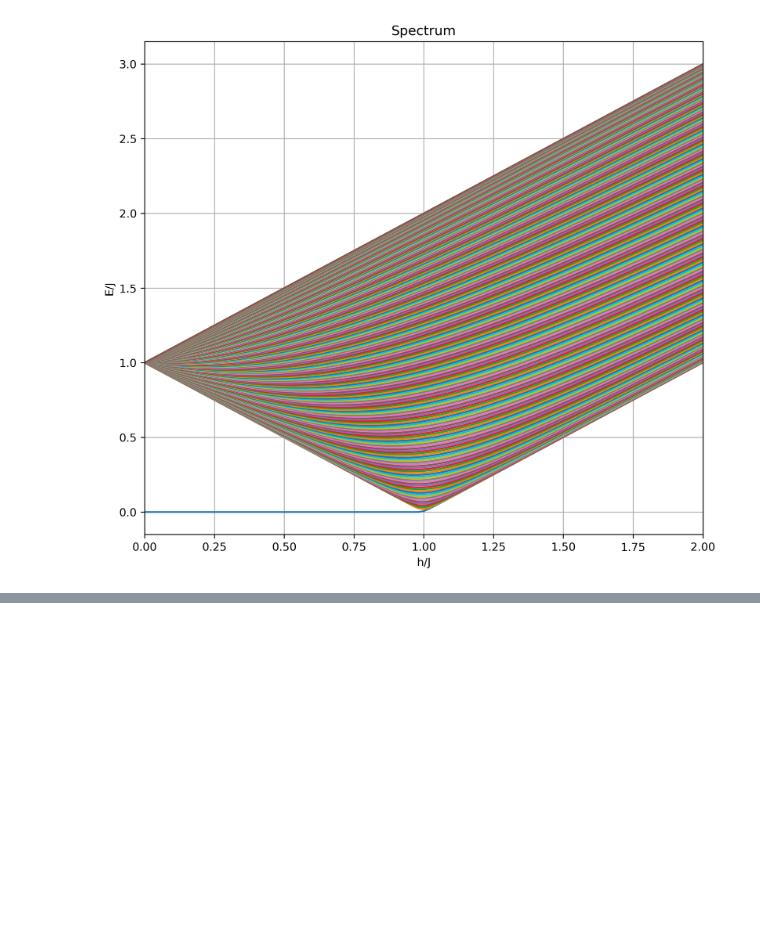
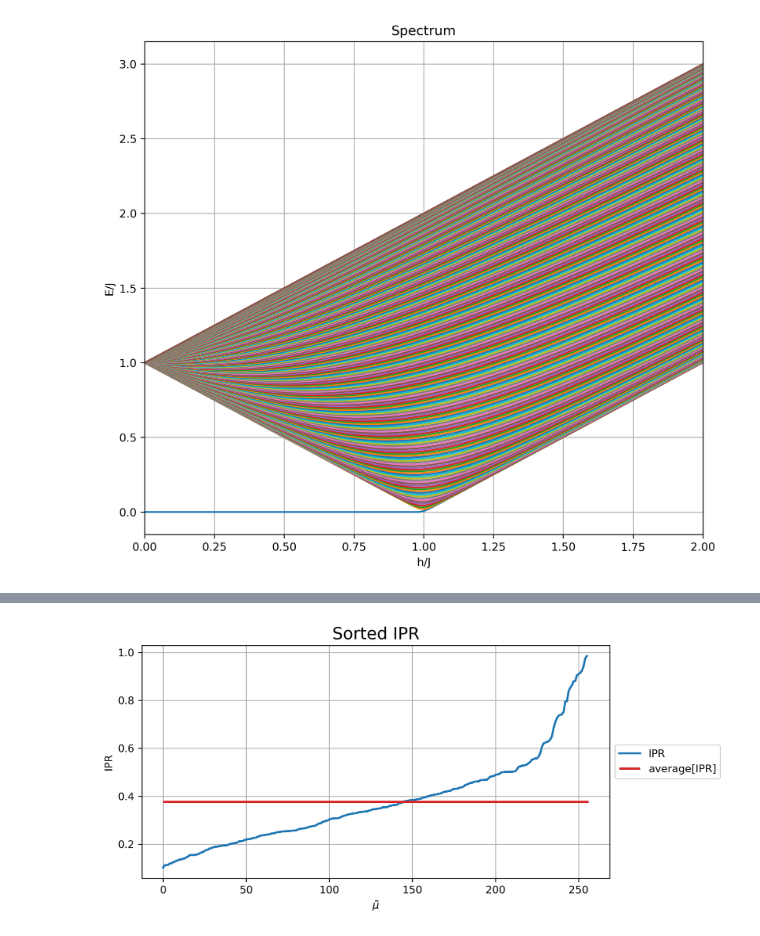
Before and after one commit to RiccardoAndreoni/QIC_HO, a Jupyter notebook: Assignments.ipynb, the cells around one changed output, grey strips where cells are left out. Cells and saved outputs as stored; diff of their text form; code cells hidden in the pictures; blank space fills up the shorter version.

Commit message:
Assignment3: localization. Averaged IPR to do

```diff
--- a/Assignments.ipynb
+++ b/Assignments.ipynb
@@ -276,0 +361,22 @@ print( eigvec2.round(3), "\t\t", eigval2.round(3))
+# %%
+### Plot the sorted values IPR for a certain disorder
+# This way we can see how much the eigenstates are localized for a certain disorder
+
+mu = np.linspace(0,L_-1,5).astype(int)
+
+# Plot
+fig = plt.figure(figsize=(8, 4), dpi=300)
+ax = fig.add_subplot(1, 1, 1)
+ax.set_title(r"Sorted IPR", fontsize=16)
+plt.xlabel(r"$\tilde\mu$")
+plt.ylabel(r"IPR")
+
+plt.plot(np.arange(L_), np.sort(IPR), "-", linewidth=2, label=r"IPR" )
+plt.hlines(np.average(IPR), 0, L_, linewidth=2, color="C3", label=r"average[IPR]")
+
+plt.grid()
+ax.legend(loc = "center left", bbox_to_anchor = (1, .5))
+
+plt.show()
+# %% [output]
+[figure, added]
```
Also changed, not shown: parts of 17 cells of this notebook.
